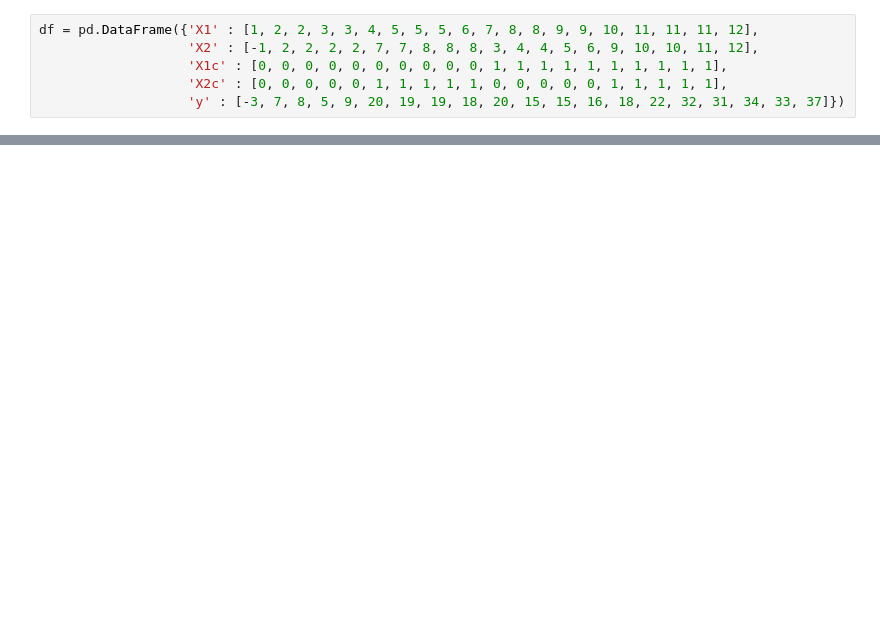
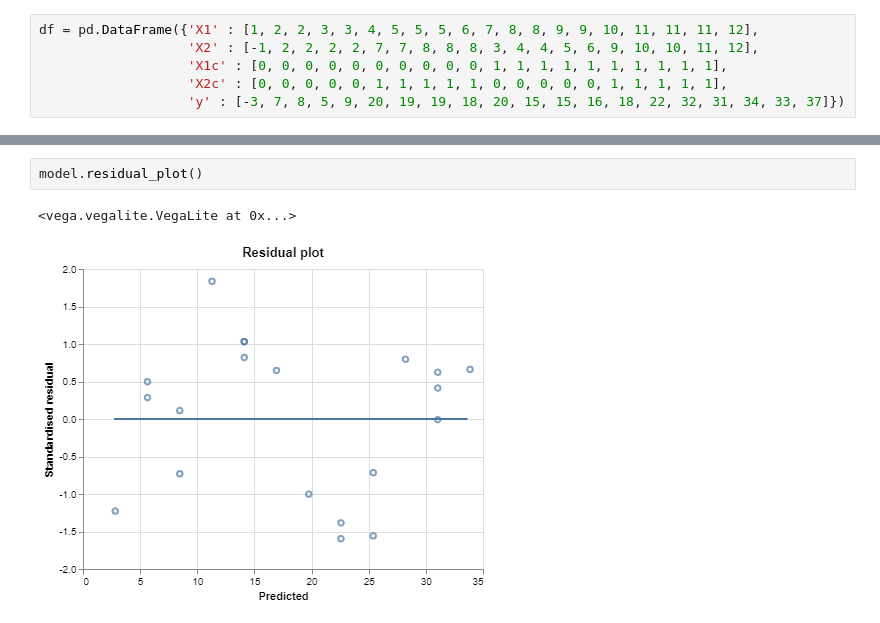
Before and after one commit to SmilesTigeR/statistical-analysis, a Jupyter notebook: sample.ipynb, the cells around one changed output, grey strips where cells are left out. Drawn from its saved outputs; the diff is of its cells as text; blank space fills up the shorter version.

```diff
--- a/sample.ipynb
+++ b/sample.ipynb
@@ -46,0 +71,5 @@ array([19.4, 19.2])
+# %%
+model.residual_plot()
+# %% [output]
+<vega.vegalite.VegaLite at 0x...>
+[figure, added]
```
Also changed, not shown: parts of 12 cells of this notebook, 1 other file.
